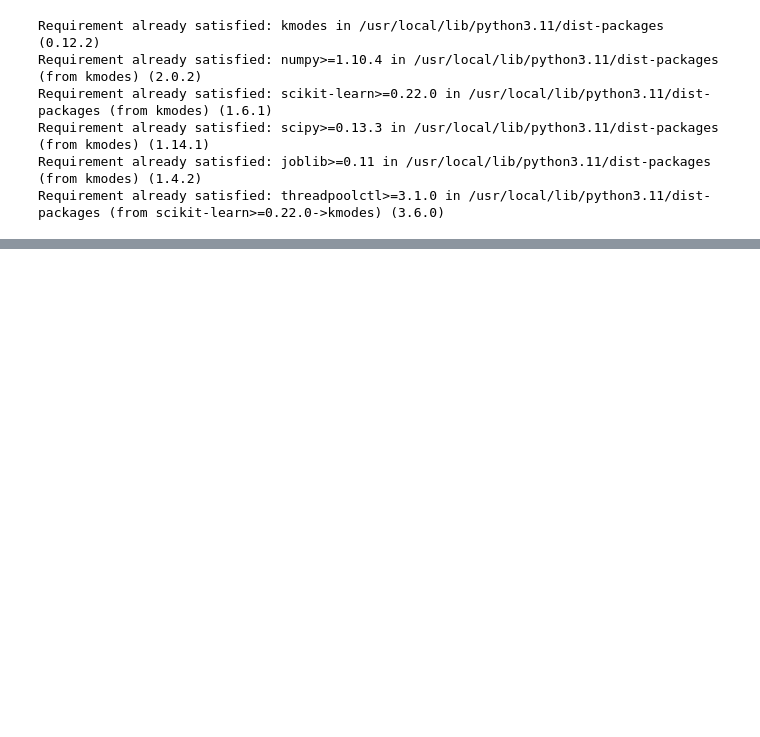
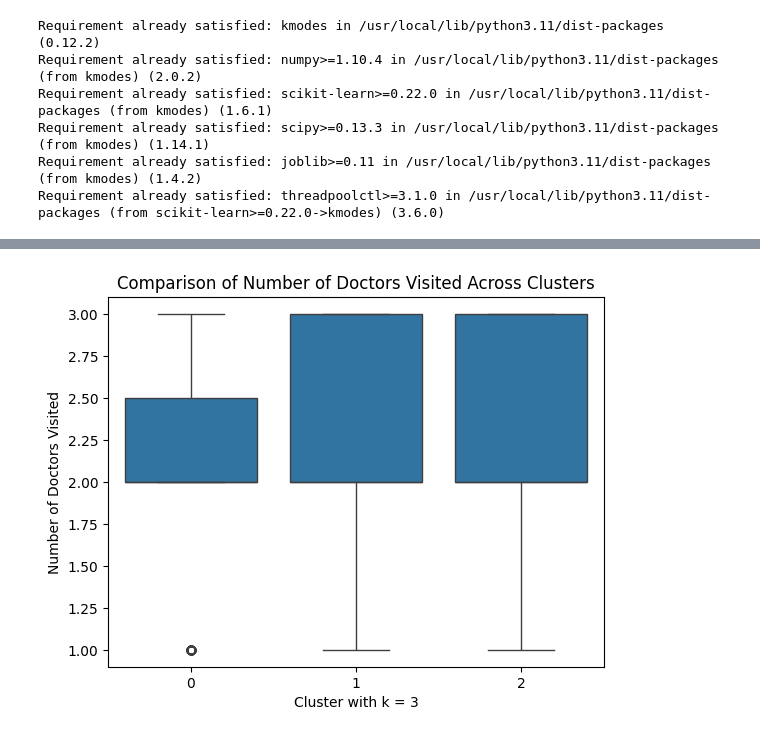
Before and after one commit to tracyhua2/DS3001, a Jupyter notebook: Final Project/DS3001_Unsupervised.ipynb, the cells around one changed output, grey strips where cells are left out. Saved outputs shown, nothing was run; the diff lists cells and outputs as text; code cells hidden in the pictures; blank space fills up the shorter version.

```diff
--- a/Final Project/DS3001_Unsupervised.ipynb
+++ b/Final Project/DS3001_Unsupervised.ipynb
@@ -33,0 +48,8 @@ y = df['Number of Doctors Visited']
+# %%
+# running cluster centroids using Kmodes with k = 3
+km3 = KModes(n_clusters=3, init='Huang', n_init=5, verbose=1)
+
+clusters3 = km3.fit_predict(df)
+
+df['cluster3'] = clusters3
+df.head()
@@ -34,11 +80,11 @@ y = df['Number of Doctors Visited']
 # %%
-# running cluster centroids using Kmodes
-km = KModes(n_clusters=4, init='Huang', n_init=5, verbose=1)
+# running cluster centroids using Kmodes with k = 4
+km4 = KModes(n_clusters=4, init='Huang', n_init=5, verbose=1)
 
-clusters = km.fit_predict(df)
+clusters4 = km4.fit_predict(df)
 
-# Print the cluster centroids
-print(km.cluster_centroids_)
+df['cluster4'] = clusters4
+df.head()
 # %% [output]
 Init: initializing centroids
 Init: initializing clusters
@@ -59,0 +134,8 @@ Starting iterations...
+# %%
+# comparison of clusters for response variable fpr k = 3
+sns.boxplot(x='cluster3', y='Number of Doctors Visited', data=df)
+plt.xlabel('Cluster with k = 3')
+plt.title(f'Comparison of Number of Doctors Visited Across Clusters')
+plt.show()
+# %% [output]
+[figure, added]
```
Also changed, not shown: parts of 8 cells of this notebook.
